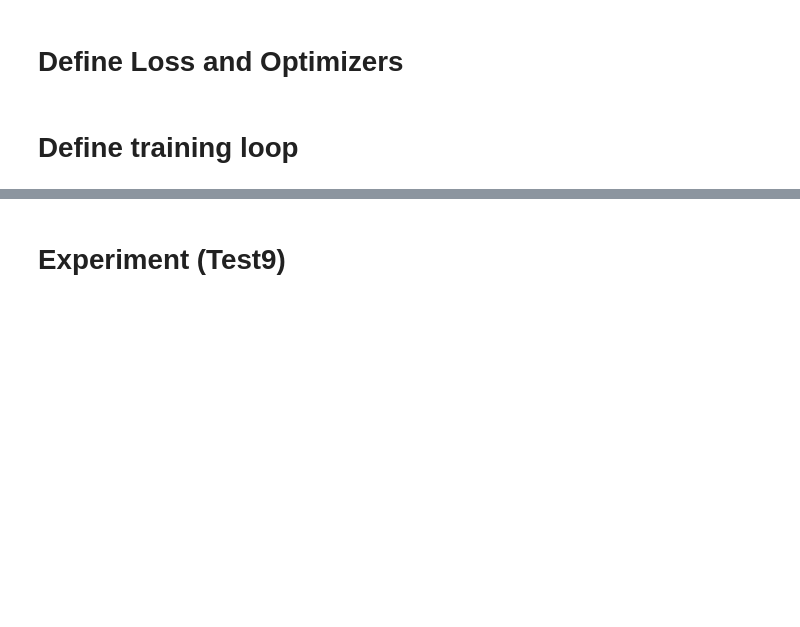
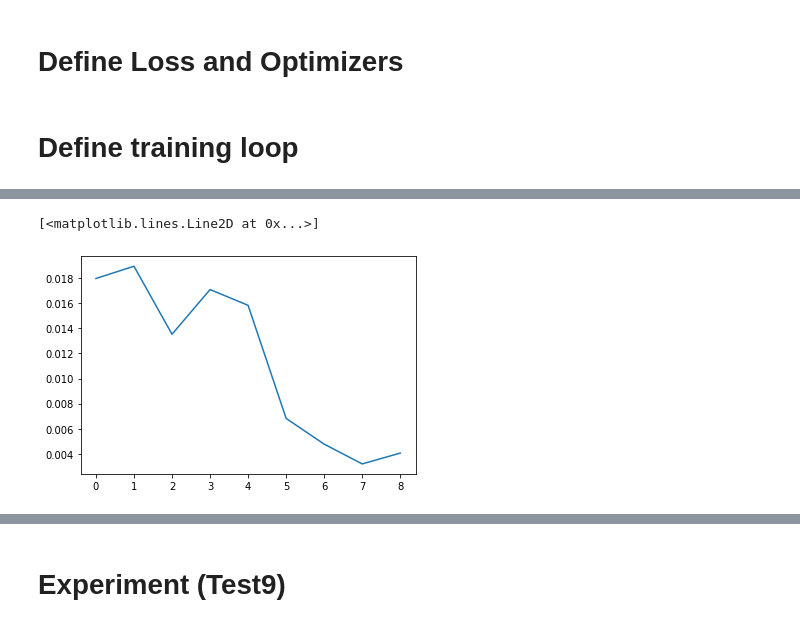
Before and after one commit to egesko/YoanoGAN, a Jupyter notebook: NoiceGAN_MNIST.ipynb, the cells around one changed output, grey strips where cells are left out. Cells and saved outputs as stored; diff of their text form; code cells hidden in the pictures; blank space fills up the shorter version.

Commit message:
lambda hyperparameter experimentation

```diff
--- a/NoiceGAN_MNIST.ipynb
+++ b/NoiceGAN_MNIST.ipynb
@@ -452,5 +391,6 @@ def train_experiment(dataset, epochs,train_time,current_lambda):
 # %%
-for lmbd in np.float32(np.linspace(0.3,0.1,3)):
+all_loss = []
+for lmbd in np.float32(np.linspace(0.9,0.1,9)):
 
   print('----------'+str(lmbd)+'----------')
 
@@ -473,19 +413,31 @@ for lmbd in np.float32(np.linspace(0.3,0.1,3)):
   train_time=0
 
   #Initialize metric save arrays
-  norm_evals = []
-  disc_w_noise_accuracy = []
-  disc_wo_noise_accuracy = []
   gen_loss_evals = []
   disc_loss_evals = []
-  lambda_evals = []
+  loss_for_attacker = []
+
 
   #Start training with new lmbd number
-  train(dataset, EPOCHS,train_time,lmbd)
+  min_gen_loss = 100
+  for x,y in dataset:
+      train_time = train_time+1
 
+      gen_loss,disc_loss = train_step_together(x,y,tf.constant(lmbd))
+
+      gen_loss_evals.append(gen_loss.numpy())
+      disc_loss_evals.append(disc_loss.numpy())
+
+      if(train_time > 100 and gen_loss_evals[-2]<min_gen_loss and gen_loss_evals[-2]<gen_loss_evals[-1]):
+        min_gen_loss = gen_loss_evals[-1]
+        print("-----Fitting for attacker: "+str(train_time)+"-----Loss:"+str(min_gen_loss))
+        history = test_model_w_attacker()
+        loss_for_attacker.append(history.history['val_loss'][-1])
+
+  all_loss.append(np.mean(np.array(loss_for_attacker)))
   #Save arrays as csv file
-  df = pd.DataFrame(list(zip(norm_evals, disc_w_noise_accuracy,disc_wo_noise_accuracy,gen_loss_evals,disc_loss_evals)),
-                columns =['Generator Norm', 'Disc_acc (w/ noise)','Disc_acc (w/o noise)','Generator Loss','Discriminator Loss'])
+  #df = pd.DataFrame(list(zip(norm_evals, disc_w_noise_accuracy,disc_wo_noise_accuracy,gen_loss_evals,disc_loss_evals)),
+                #columns =['Generator Norm', 'Disc_acc (w/ noise)','Disc_acc (w/o noise)','Generator Loss','Discriminator Loss'])
 
-  df.to_csv(images_dir+'/'+str(lmbd)+'/out.csv',index=False)
+  #df.to_csv(images_dir+'/'+str(lmbd)+'/out.csv',index=False)
 # %% [output]
@@ -499,0 +461,6 @@ KeyboardInterrupt: ignored
+# %%
+plt.figure()
+plt.plot(all_loss)
+# %% [output]
+[<matplotlib.lines.Line2D at 0x...>]
+[figure, added]
```
Also changed, not shown: parts of 12 cells of this notebook.
